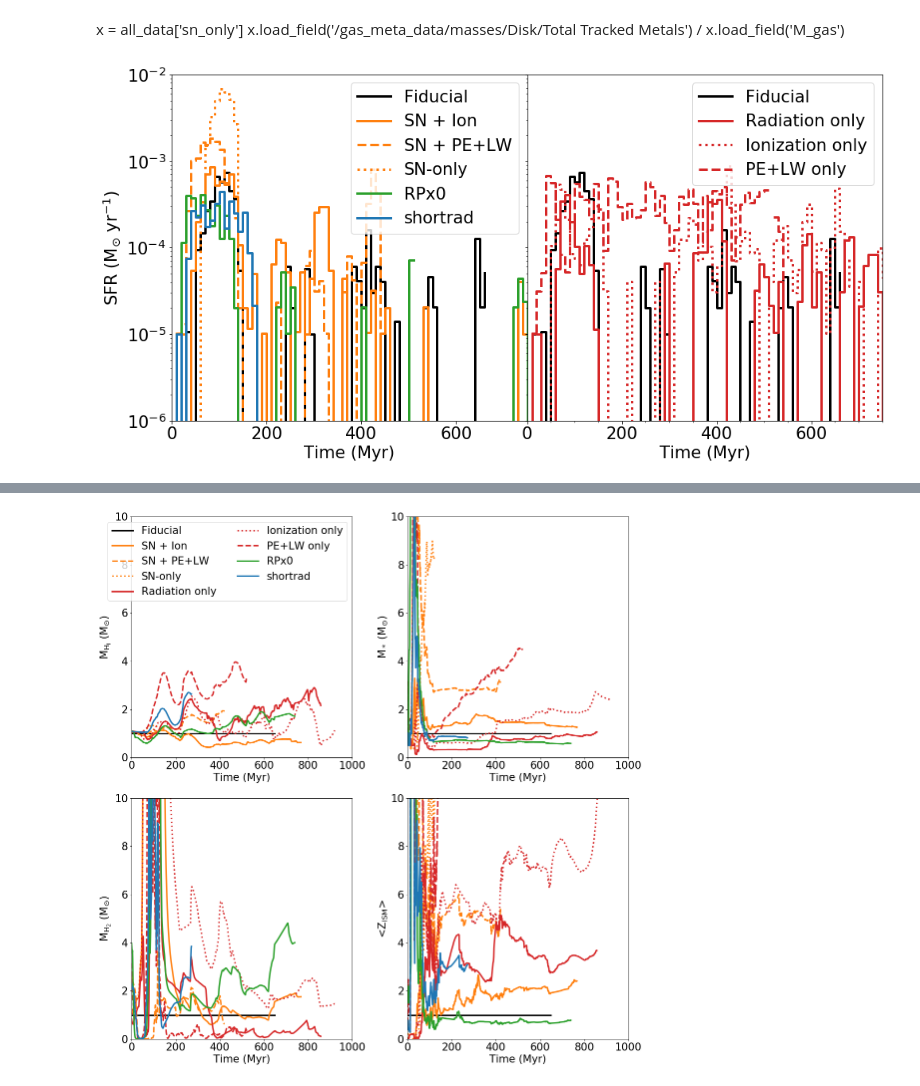
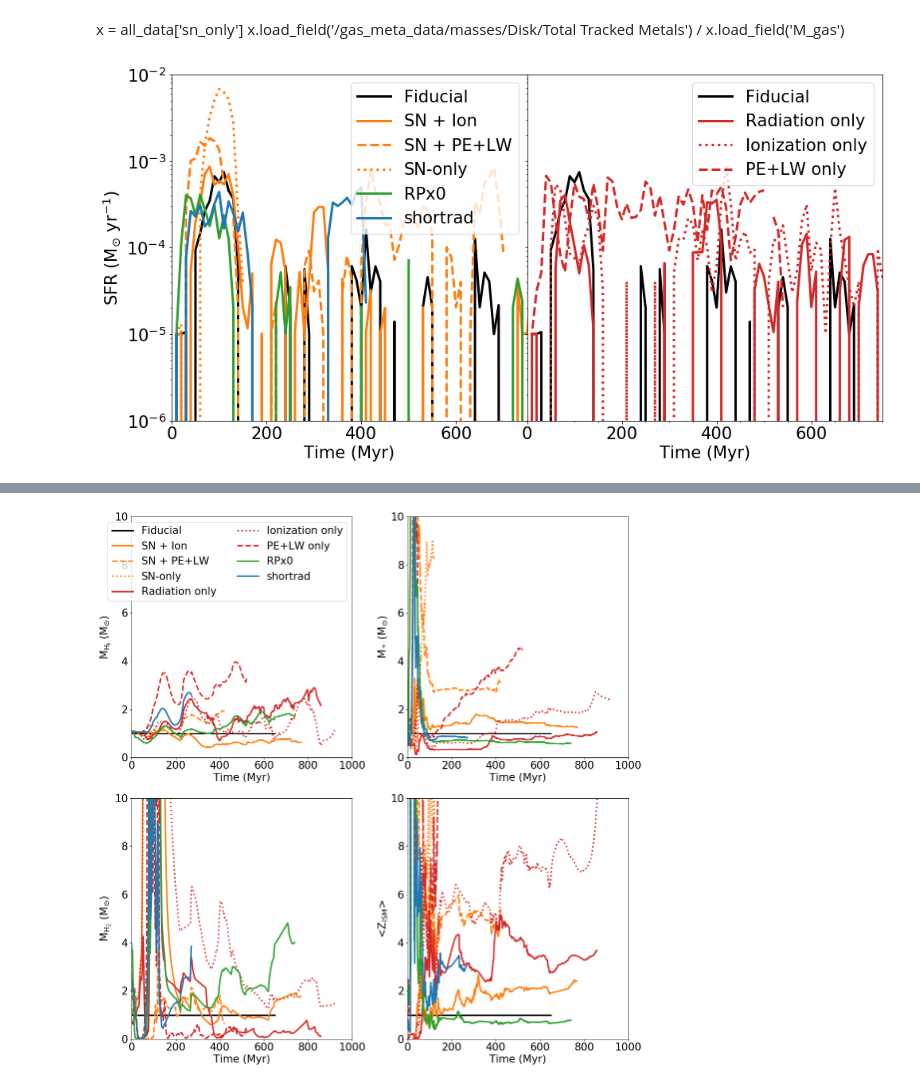
Before and after one commit to aemerick/galaxy_analysis, a Jupyter notebook: notebooks/physics_analysis.ipynb, the cells around one changed output, grey strips where cells are left out. Drawn from its saved outputs; the diff is of its cells as text; code cells hidden in the pictures.

```diff
--- a/notebooks/physics_analysis.ipynb
+++ b/notebooks/physics_analysis.ipynb
@@ -12,9 +12,14 @@ from matplotlib.ticker import (MultipleLocator, FormatStrFormatter,
 import glob
 
 
-fsize = 21
-rc('text',usetex=False)
-rc('font',size=fsize)
+
+def plot_settings():
+    fsize = 21
+    rc('text',usetex=False)
+    rc('font',size=fsize)
+    return
+
+plot_settings()
 
 
 yr_s = 3.154E7
@@ -224,6 +229,8 @@ labels    = {'sn_only' : 'SN-only',
              'shortrad_72pc'   : 'shortrad-72pc',
              'sn_ion-no-otrad' : 'SN + Ion',
              'sn_otrad_no-ion' : 'SN + PE+LW',
+             'snlw'            : 'SN + LW',
+             'snpe'            : 'SN + PE',
              'sn_otrad_ion_RPx2' : 'RPx2',
              'sn_otrad_ion_RPx5' : 'RPx5',
              'sn_otrad_ion_noRP'     : 'RPx0',
@@ -261,6 +268,8 @@ if True:
     colors['fiducial'] = 'black';        lstyles['fiducial'] = '-'
     colors['sn_ion-no-otrad'] = 'C1'; lstyles['sn_ion-no-otrad'] = '-'
     colors['sn_otrad_no-ion'] = 'C1'; lstyles['sn_otrad_no-ion'] = '--'
+    colors['snlw']            = 'C4'; lstyles['snlw']            = '--'
+    colors['snpe']            = 'C6'; lstyles['snpe']            = ':'
     colors['sn_only']  = 'C1';        lstyles['sn_only'] = ':'
 
     colors['otrad_ion-no-sn'] = 'C3';  lstyles['otrad_ion-no-sn'] = '-'
@@ -392,7 +403,7 @@ x.load_field('/gas_meta_data/masses/Disk/Total Tracked Metals') / x.load_field('
 #
 # plot a SFR comparison
 #
-
+plot_settings()
 
 fig, axes = plt.subplots(1,2,sharey=True)
 fig.set_size_inches(16,8)
@@ -420,8 +431,8 @@ for i,run in enumerate(runs_to_plot):
         color = 'black'
     else:
         color = "C%0i"%(i)
-    ax.step(t[:-1], SFR, label = labels[run], lw = 3, where = 'post', color = colors[run], ls=lstyles[run])
-    #ax.plot(t[:-1], SFR, label = labels[run], lw = 3, color = colors[run], ls=lstyles[run])
+    #ax.step(t[:-1], SFR, label = labels[run], lw = 3, where = 'post', color = colors[run], ls=lstyles[run])
+    ax.plot(t[:-1], SFR, label = labels[run], lw = 3, color = colors[run], ls=lstyles[run])
 
     plt.minorticks_on()
 
@@ -437,33 +448,33 @@ for i,run in enumerate(runs_to_plot):
     t   = all_data[run].load_single('/time_data/time', index = -1) / 1.0E6
     SFR = all_data[run].load_single('/time_data/SFR',index = -1)
 
    # print(np.shape(t),np.shape(SFR[:-1]))
     new_t = np.array(list(t) + [t[-1] + (t[-1]-t[-2])])
 
     #SFR[SFR<1.0E-6]=
 
     t,SFR = utilities.simple_rebin(new_t-new_t[0], SFR, 10.0, method='average')
     if run == 'fiducial':
         color = 'black'
     else:
         color = "C%0i"%(i)
-    ax.step(t[:-1], SFR, label = labels[run], lw = 3, where = 'post', color = colors[run], ls=lstyles[run])
-    #ax.plot(t[:-1], SFR, label = labels[run], lw = 3, color = colors[run], ls=lstyles[run])
+    #ax.step(t[:-1], SFR, label = labels[run], lw = 3, where = 'post', color = colors[run], ls=lstyles[run])
+    ax.plot(t[:-1], SFR, label = labels[run], lw = 3, color = colors[run], ls=lstyles[run])
 
     plt.minorticks_on()
 
 for ax in axes:
     ax.set_xlabel(r'Time (Myr)')
     ax.semilogy()
     ax.set_xlim(global_time_lim)
     ax.set_ylim(1.0E-6,1.0E-2)
 axes[0].legend(ncol = 1,loc = 'upper right')
 axes[1].legend(loc='best',ncol = 1)
 axes[0].set_ylabel(r'SFR (M$_{\odot}$ yr$^{-1}$)')
 
 
 
 #ax.set_ylim()
 fig.savefig('physics_comparison_sfr_2.png')
 # %% [output]
-[figure, old version]
+[figure, new version]
```
Also changed, not shown: parts of 11 cells of this notebook.
